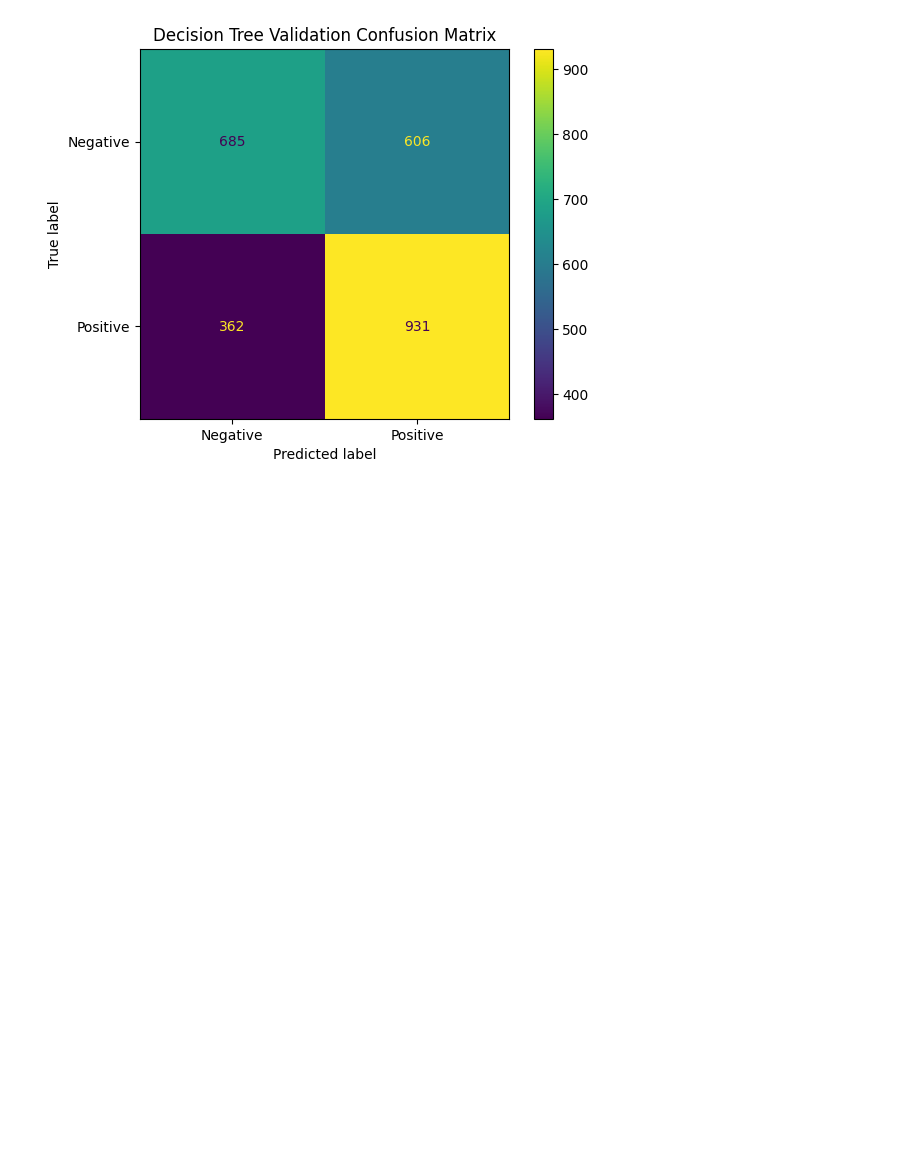
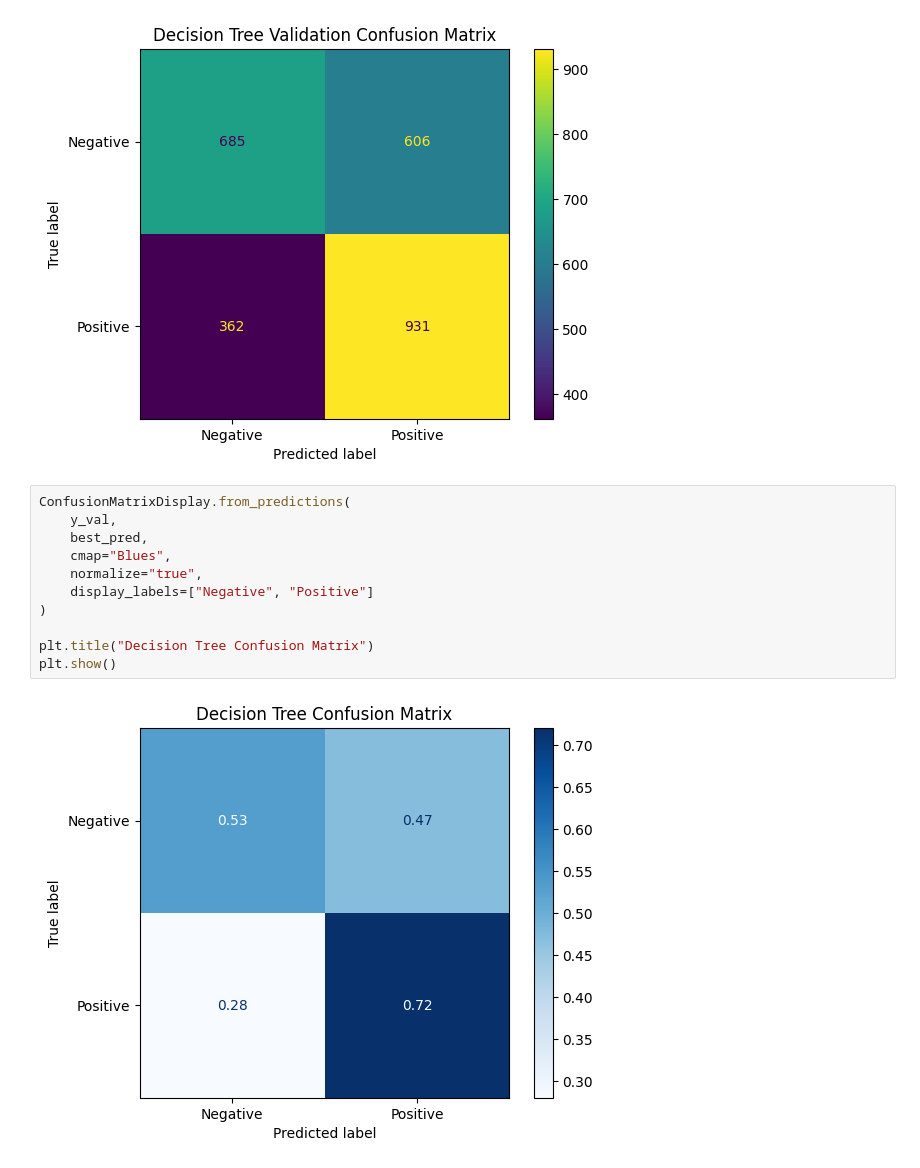
Before and after one commit to rmhsh98/w207-Group2-Project, a Jupyter notebook: decision_tree.ipynb, the cells around one changed output. Saved outputs shown, nothing was run; the diff lists cells and outputs as text; blank space fills up the shorter version.

```diff
--- a/decision_tree.ipynb
+++ b/decision_tree.ipynb
@@ -239,6 +239,19 @@ plt.title("Decision Tree Validation Confusion Matrix")
 plt.show()
 # %% [output]
 [figure]
+# %%
+ConfusionMatrixDisplay.from_predictions(
+    y_val,
+    best_pred,
+    cmap="Blues",
+    normalize="true",
+    display_labels=["Negative", "Positive"]
+)
+
+plt.title("Decision Tree Confusion Matrix")
+plt.show()
+# %% [output]
+[figure, added]
 # %%
 RocCurveDisplay.from_predictions(y_val, best_prob)
 
```
Also changed, not shown: parts of 3 cells of this notebook, 5 other files.
